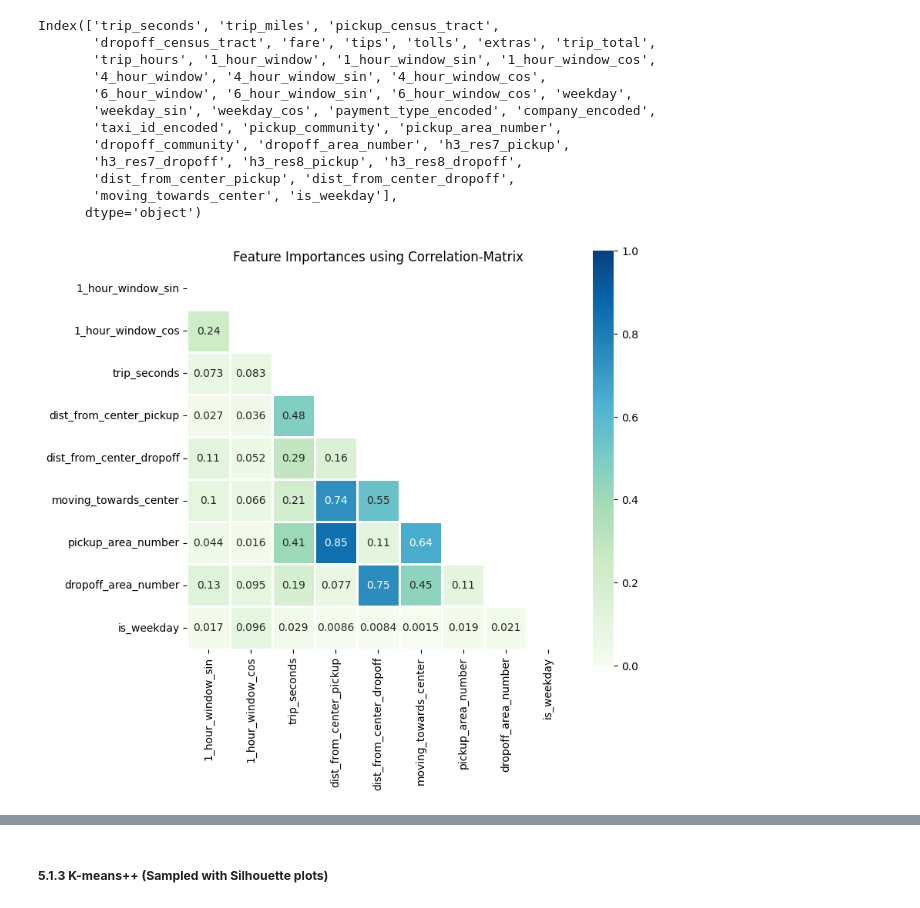
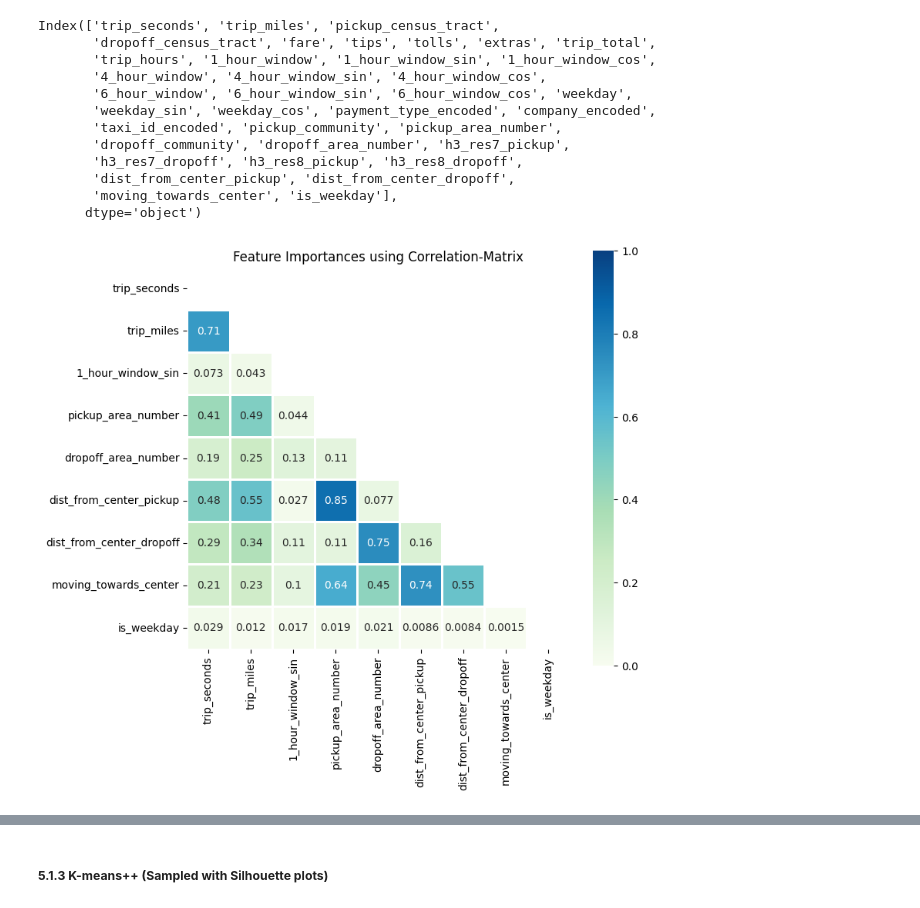
Before and after one commit to madxox/AAA_Teamassignment, a Jupyter notebook: 03_cluster_analysis.ipynb, the cells around one changed output, grey strips where cells are left out. Cells and saved outputs as stored; diff of their text form; code cells hidden in the pictures.

```diff
--- a/03_cluster_analysis.ipynb
+++ b/03_cluster_analysis.ipynb
@@ -366,14 +413,25 @@ Index(['trip_seconds', 'trip_miles', 'pickup_census_tract',
        'dist_from_center_pickup', 'dist_from_center_dropoff',
        'moving_towards_center', 'is_weekday'],
       dtype='object')
+# %%
+# Split the features into first rough groups based on the context
+features_trip_dist_based = [
+                    'trip_seconds', 'trip_miles', '1_hour_window_sin',
+                    'pickup_area_number', 'dropoff_area_number',
+                    'dist_from_center_pickup', 'dist_from_center_dropoff',
+                    'moving_towards_center', 'is_weekday'
+                    ]
+
+features_trip_customer_based = [
+                   'trip_miles', 'fare', 'trip_total',
+                   'trip_hours', '1_hour_window_sin',
+                   'payment_type_encoded',
+                    #'company_encoded', TODO maybe drop unnecessary kinda
+                   'pickup_area_number', 'dropoff_area_number',
+                   'dist_from_center_pickup', 'dist_from_center_dropoff',
+                   'moving_towards_center', 'is_weekday'
+                    ]
 # %%
-# Choose features for feature selection (have to be numerical, scale after chosen)
-cluster_trip_features = [
-                    '1_hour_window_sin', '1_hour_window_cos',
-                    'trip_seconds',
-                    'dist_from_center_pickup','dist_from_center_dropoff',
-                    'moving_towards_center',
-                    'pickup_area_number', 'dropoff_area_number',
-                    'is_weekday'
-                    ]
-df_numerical = prep_df[cluster_trip_features]
+# Make subsets
+df_trip_dist_features = prep_df[features_trip_dist_based]
+df_customer_features = prep_df[features_trip_customer_based]
@@ -383,5 +438,5 @@ df_scaled = scale_df(df_numerical)
 # %%
-# Visualize features using heatmap
-heatmap(df_scaled)
+# Visualize correlations of features via heatmap
+heatmap(df_trip_dist_features)
 # %% [output]
-[figure, old version]
+[figure, new version]
```
Also changed, not shown: parts of 29 cells of this notebook.
